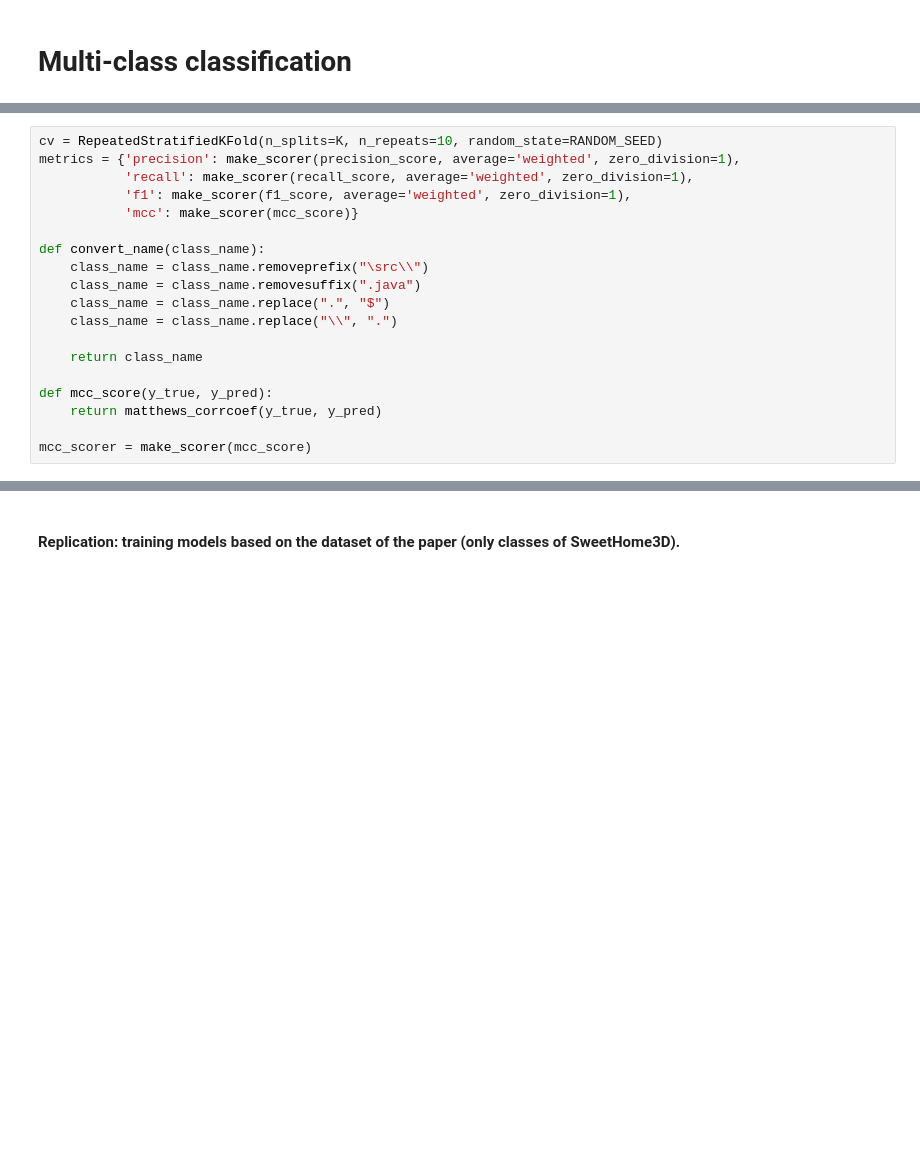
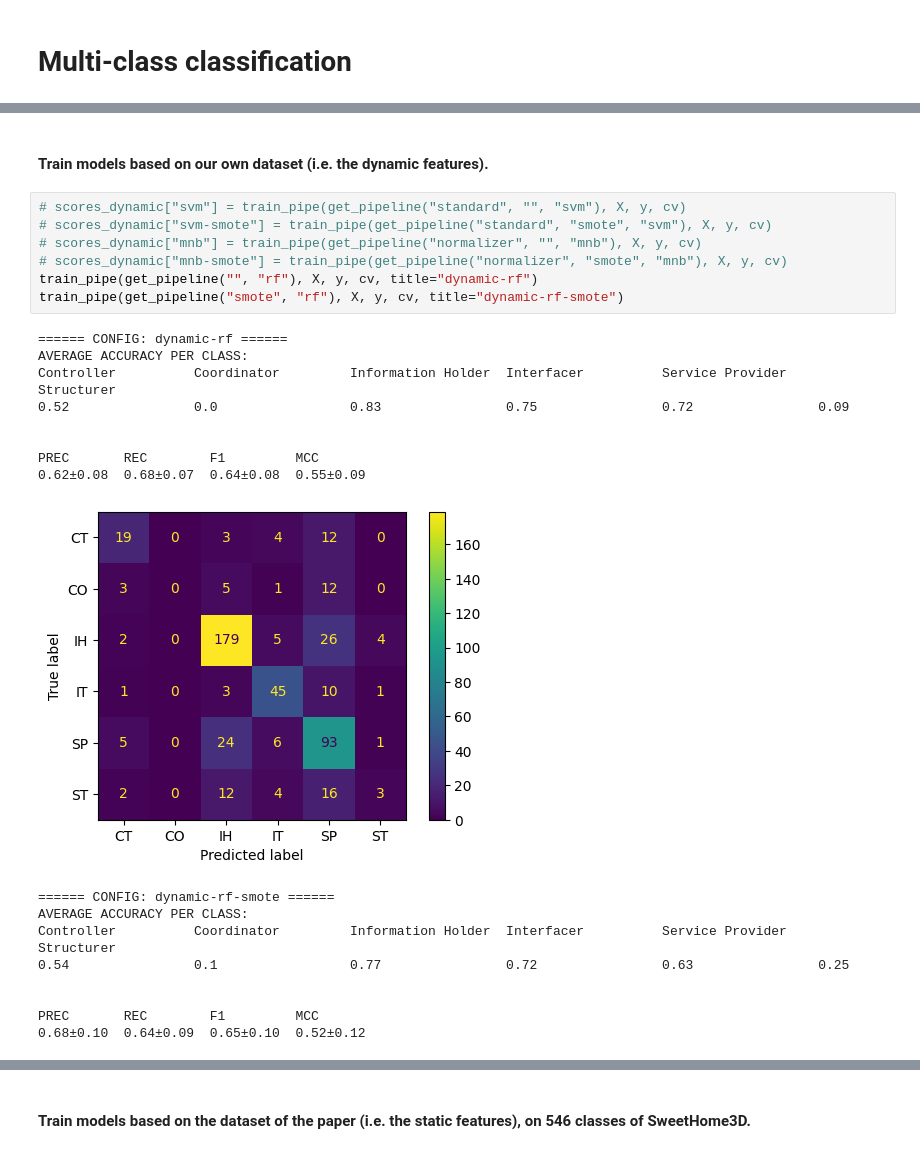
Before and after one commit to Mboopi/JavaClassClassification, a Jupyter notebook: classification_experiment/sweethome3d/classification.ipynb, the cells around one changed output, grey strips where cells are left out. Cells and saved outputs as stored; diff of their text form; blank space fills up the shorter version.

```diff
--- a/classification_experiment/sweethome3d/classification.ipynb
+++ b/classification_experiment/sweethome3d/classification.ipynb
@@ -250,19 +326,0 @@ MCC:  0.5732142734085004 0.04959899685922128
-# %%
-cv = RepeatedStratifiedKFold(n_splits=K, n_repeats=10, random_state=RANDOM_SEED)
-metrics = {'precision': make_scorer(precision_score, average='weighted', zero_division=1),
-           'recall': make_scorer(recall_score, average='weighted', zero_division=1),
-           'f1': make_scorer(f1_score, average='weighted', zero_division=1),
-           'mcc': make_scorer(mcc_score)}
-
-def convert_name(class_name):
-    class_name = class_name.removeprefix("\src\\")
-    class_name = class_name.removesuffix(".java")
-    class_name = class_name.replace(".", "$")
-    class_name = class_name.replace("\\", ".")
-
-    return class_name
-
-def mcc_score(y_true, y_pred):
-    return matthews_corrcoef(y_true, y_pred)
-
-mcc_scorer = make_scorer(mcc_score)
@@ -375,0 +389,27 @@ MCC: (0.56, 0.08)
+# %% [markdown]
+#### Train models based on our own dataset (i.e. the dynamic features).
+# %%
+# scores_dynamic["svm"] = train_pipe(get_pipeline("standard", "", "svm"), X, y, cv)
+# scores_dynamic["svm-smote"] = train_pipe(get_pipeline("standard", "smote", "svm"), X, y, cv)
+# scores_dynamic["mnb"] = train_pipe(get_pipeline("normalizer", "", "mnb"), X, y, cv)
+# scores_dynamic["mnb-smote"] = train_pipe(get_pipeline("normalizer", "smote", "mnb"), X, y, cv)
+train_pipe(get_pipeline("", "rf"), X, y, cv, title="dynamic-rf")
+train_pipe(get_pipeline("smote", "rf"), X, y, cv, title="dynamic-rf-smote")
+# %% [output]
+====== CONFIG: dynamic-rf ======
+AVERAGE ACCURACY PER CLASS:
+Controller          Coordinator         Information Holder  Interfacer          Service Provider    Structurer
+0.52                0.0                 0.83                0.75                0.72                0.09
+
+
+PREC       REC        F1         MCC
+0.62±0.08  0.68±0.07  0.64±0.08  0.55±0.09
+[figure, added]
+====== CONFIG: dynamic-rf-smote ======
+AVERAGE ACCURACY PER CLASS:
+Controller          Coordinator         Information Holder  Interfacer          Service Provider    Structurer
+0.54                0.1                 0.77                0.72                0.63                0.25
+
+
+PREC       REC        F1         MCC
+0.68±0.10  0.64±0.09  0.65±0.10  0.52±0.12
@@ -376,2 +417,2 @@ MCC: (0.56, 0.08)
 # %% [markdown]
-#### Replication: training models based on the dataset of the paper (only classes of SweetHome3D).
+#### Train models based on the dataset of the paper (i.e. the static features), on 546 classes of SweetHome3D.
```
Also changed, not shown: parts of 37 cells of this notebook.
